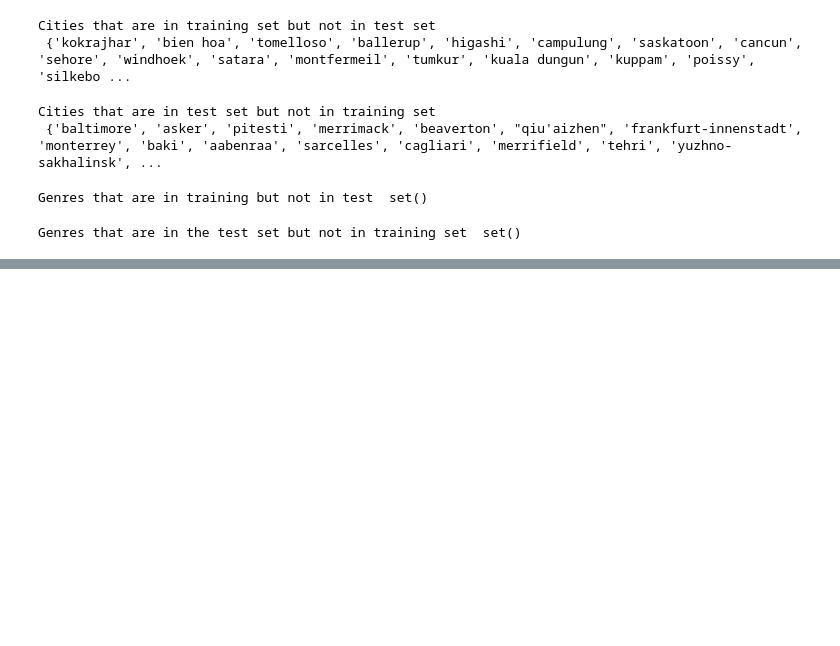
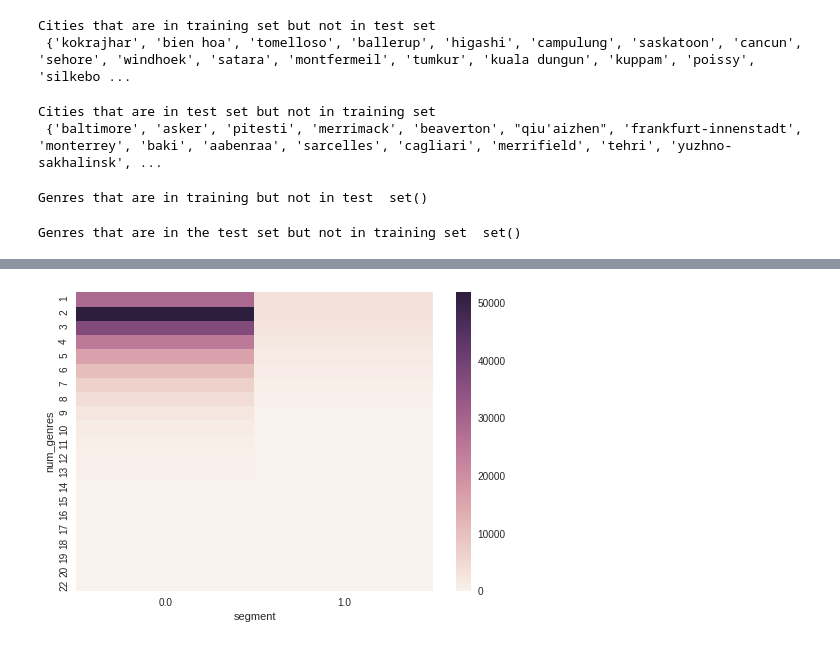
Before and after one commit to numb3r33/India_Hacks_2017, a Jupyter notebook: notebooks/Experiment4-(EDAHotstar).ipynb, the cells around one changed output, grey strips where cells are left out. Cells and saved outputs as stored; diff of their text form; code cells hidden in the pictures; blank space fills up the shorter version.

```diff
--- a/notebooks/Experiment4-(EDAHotstar).ipynb
+++ b/notebooks/Experiment4-(EDAHotstar).ipynb
@@ -154,0 +114,5 @@ data
+# %%
+ss = pd.crosstab(data.loc[train_mask, 'num_genres'], data.loc[train_mask, 'segment'])
+sns.heatmap(ss);
+# %% [output]
+[figure, added]
```
Also changed, not shown: parts of 34 cells of this notebook, 3 other files.
